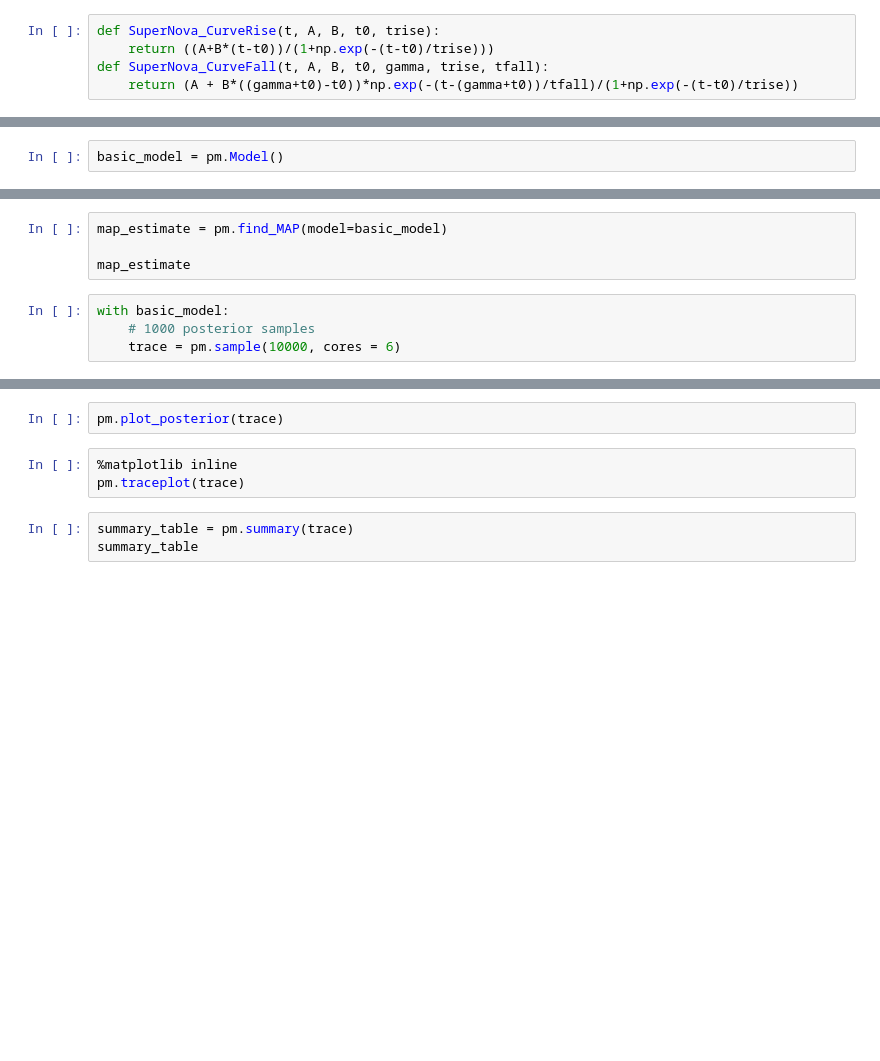
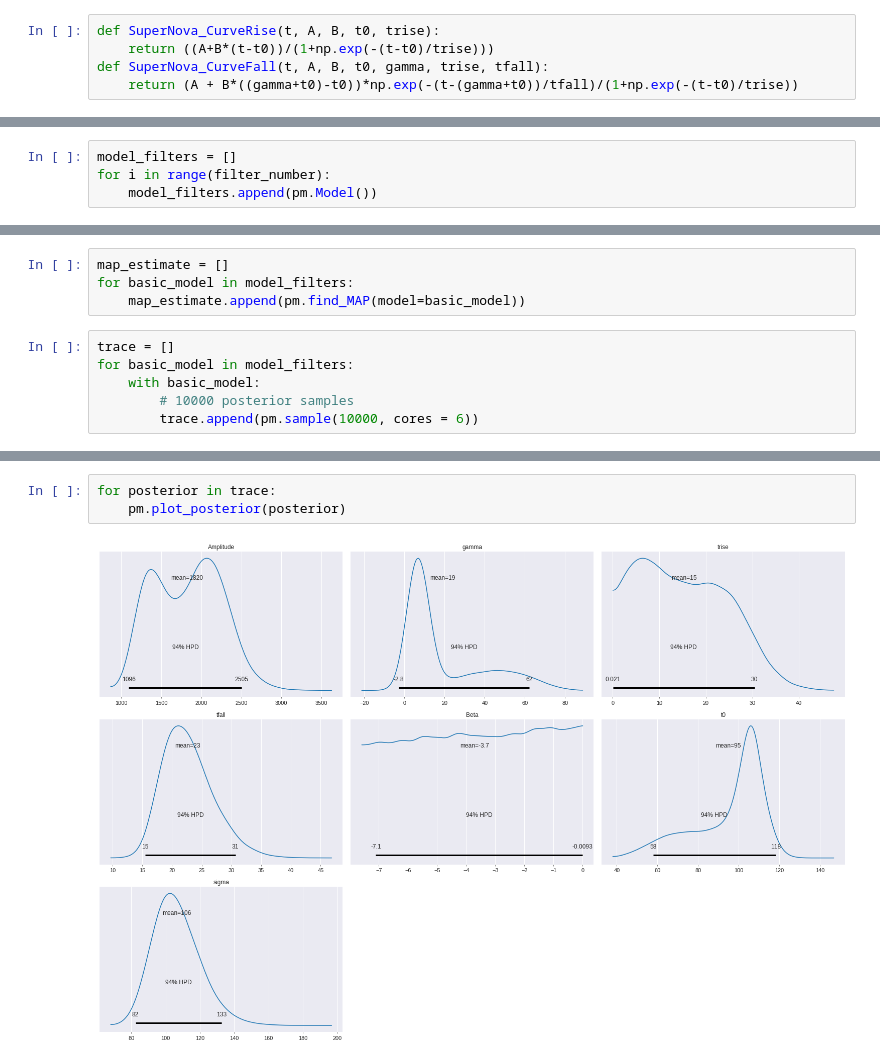
Before and after one commit to Hallflower20/PyMC3_Supernova, a Jupyter notebook: VillarCurves/Multiple_Filters.ipynb, the cells around one changed output, grey strips where cells are left out. Drawn from its saved outputs; the diff is of its cells as text; blank space fills up the shorter version.

```diff
--- a/VillarCurves/Multiple_Filters.ipynb
+++ b/VillarCurves/Multiple_Filters.ipynb
@@ -100,3 +155,5 @@ plt.scatter(time_axis[0:len(time_axis)-step], slopes)
-# %%
-basic_model = pm.Model()
+# %%
+model_filters = []
+for i in range(filter_number):
+    model_filters.append(pm.Model())
 # %%
@@ -132,8 +188,10 @@ KeyboardInterrupt:
 # %%
-map_estimate = pm.find_MAP(model=basic_model)
-
-map_estimate
+map_estimate = []
+for basic_model in model_filters:
+    map_estimate.append(pm.find_MAP(model=basic_model))
 # %%
-with basic_model:
-    # 1000 posterior samples
-    trace = pm.sample(10000, cores = 6)
+trace = []
+for basic_model in model_filters:
+    with basic_model:
+        # 10000 posterior samples
+        trace.append(pm.sample(10000, cores = 6))
@@ -140,8 +216,5 @@ with basic_model:
-# %%
-pm.plot_posterior(trace)
-# %%
-%matplotlib inline
-pm.traceplot(trace)
-# %%
-summary_table = pm.summary(trace)
-summary_table
+# %%
+for posterior in trace:
+    pm.plot_posterior(posterior)
+# %% [output]
+[figure, added]
```
Also changed, not shown: parts of 26 cells of this notebook.
